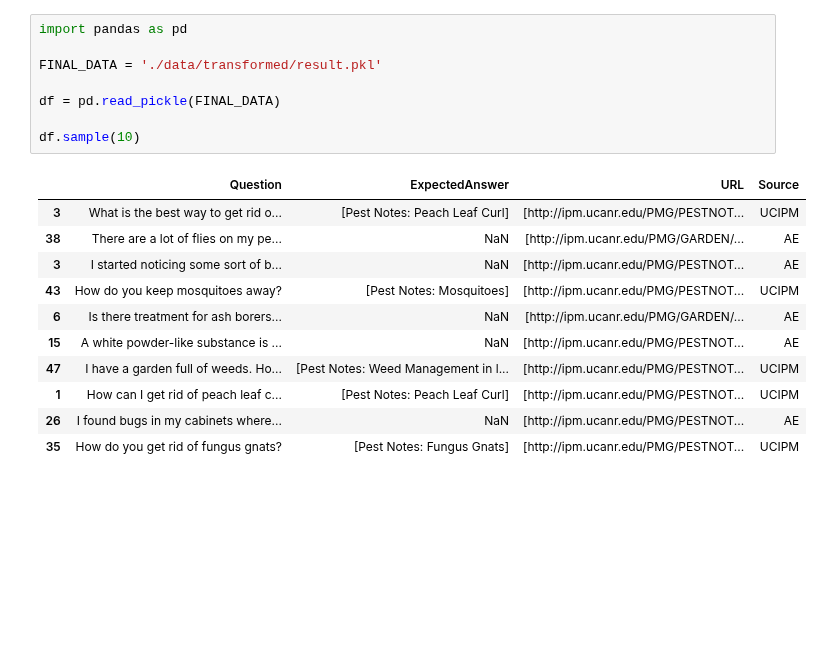
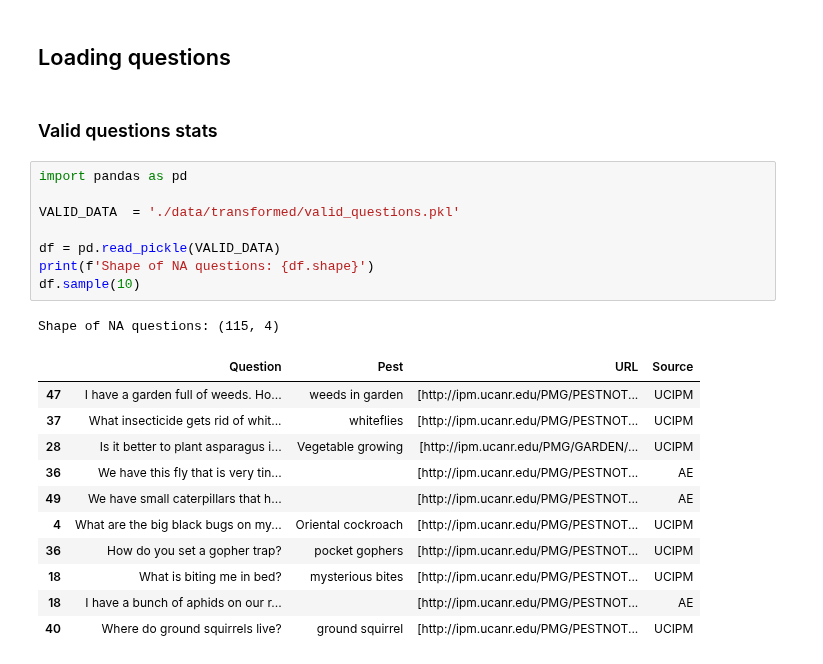
Before and after one commit to biddy1618/askchatbot, a Jupyter notebook: scripts/scoring/scoring_playground.ipynb, the cells around one changed output. Cells and saved outputs as stored; diff of their text form; blank space fills up the shorter version.

Commit message:
Major - made changes to scoring script, added additional stats

```diff
--- a/scripts/scoring/scoring_playground.ipynb
+++ b/scripts/scoring/scoring_playground.ipynb
@@ -109,22 +113,27 @@ def run_tests(questions):
 
     return results
+# %% [markdown]
+## Loading questions
+# %% [markdown]
+### Valid questions stats
 # %%
 import pandas as pd
 
-FINAL_DATA = './data/transformed/result.pkl'
+VALID_DATA  = './data/transformed/valid_questions.pkl'
 
-df = pd.read_pickle(FINAL_DATA)
-
+df = pd.read_pickle(VALID_DATA)
+print(f'Shape of NA questions: {df.shape}')
 df.sample(10)
 # %% [output]
+Shape of NA questions: (115, 4)
-|  | Question | ExpectedAnswer | URL | Source |
-| 3 | What is the best way to get rid o... | [Pest Notes: Peach Leaf Curl] | [http://ipm.ucanr.edu/PMG/PESTNOT... | UCIPM |
-| 38 | There are a lot of flies on my pe... | NaN | [http://ipm.ucanr.edu/PMG/GARDEN/... | AE |
-| 3 | I started noticing some sort of b... | NaN | [http://ipm.ucanr.edu/PMG/PESTNOT... | AE |
-| 43 | How do you keep mosquitoes away? | [Pest Notes: Mosquitoes] | [http://ipm.ucanr.edu/PMG/PESTNOT... | UCIPM |
-| 6 | Is there treatment for ash borers... | NaN | [http://ipm.ucanr.edu/PMG/GARDEN/... | AE |
-| 15 | A white powder-like substance is ... | NaN | [http://ipm.ucanr.edu/PMG/PESTNOT... | AE |
-| 47 | I have a garden full of weeds. Ho... | [Pest Notes: Weed Management in l... | [http://ipm.ucanr.edu/PMG/PESTNOT... | UCIPM |
-| 1 | How can I get rid of peach leaf c... | [Pest Notes: Peach Leaf Curl] | [http://ipm.ucanr.edu/PMG/PESTNOT... | UCIPM |
-| 26 | I found bugs in my cabinets where... | NaN | [http://ipm.ucanr.edu/PMG/PESTNOT... | AE |
-| 35 | How do you get rid of fungus gnats? | [Pest Notes: Fungus Gnats] | [http://ipm.ucanr.edu/PMG/PESTNOT... | UCIPM |
+|  | Question | Pest | URL | Source |
+| 47 | I have a garden full of weeds. Ho... | weeds in garden | [http://ipm.ucanr.edu/PMG/PESTNOT... | UCIPM |
+| 37 | What insecticide gets rid of whit... | whiteflies | [http://ipm.ucanr.edu/PMG/PESTNOT... | UCIPM |
+| 28 | Is it better to plant asparagus i... | Vegetable growing | [http://ipm.ucanr.edu/PMG/GARDEN/... | UCIPM |
+| 36 | We have this fly that is very tin... |  | [http://ipm.ucanr.edu/PMG/PESTNOT... | AE |
+| 49 | We have small caterpillars that h... |  | [http://ipm.ucanr.edu/PMG/PESTNOT... | AE |
+| 4 | What are the big black bugs on my... | Oriental cockroach | [http://ipm.ucanr.edu/PMG/PESTNOT... | UCIPM |
+| 36 | How do you set a gopher trap? | pocket gophers | [http://ipm.ucanr.edu/PMG/PESTNOT... | UCIPM |
+| 18 | What is biting me in bed? | mysterious bites | [http://ipm.ucanr.edu/PMG/PESTNOT... | UCIPM |
+| 18 | I have a bunch of aphids on our r... |  | [http://ipm.ucanr.edu/PMG/PESTNOT... | AE |
+| 40 | Where do ground squirrels live? | ground squirrel | [http://ipm.ucanr.edu/PMG/PESTNOT... | UCIPM |
```
Also changed, not shown: parts of 26 cells of this notebook, 23 other files.
